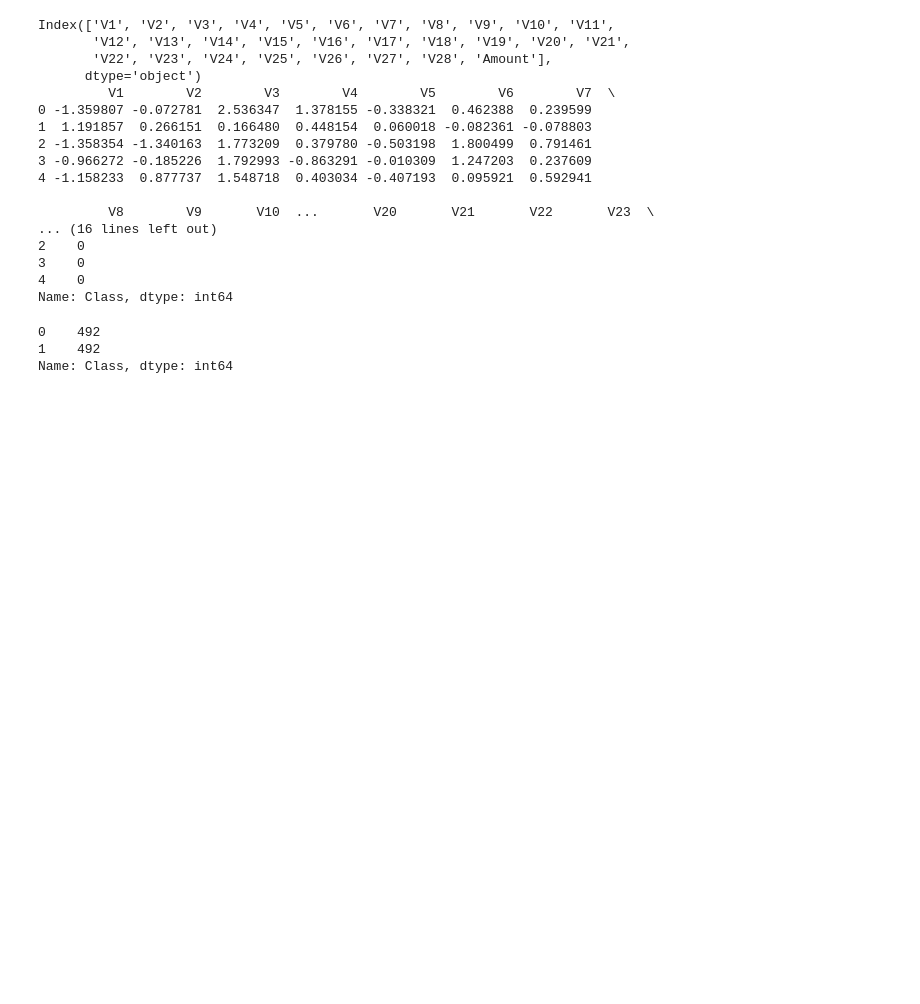
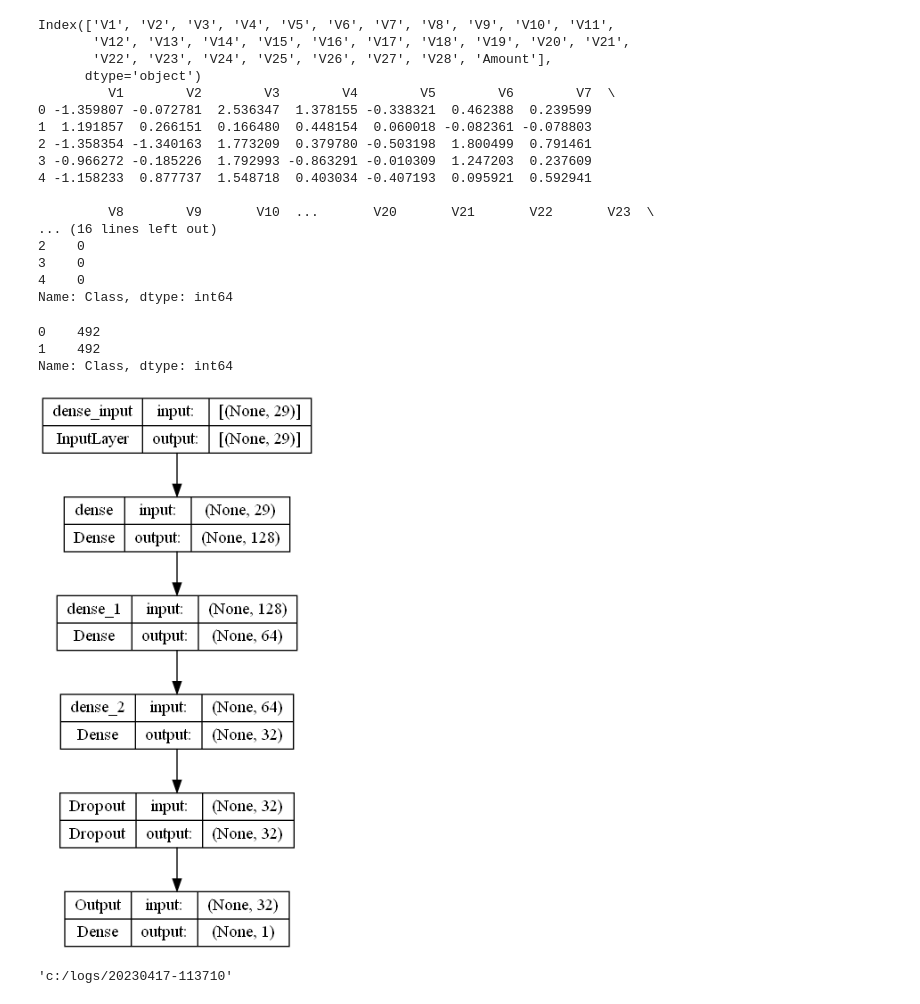
Before and after one commit to sangchun1/machine_learning, a Jupyter notebook: python/11. 인공신경망(tensorflow)/8.creditcard.ipynb, the cells around one changed output. Drawn from its saved outputs; the diff is of its cells as text; code cells hidden in the pictures; blank space fills up the shorter version.

```diff
--- a/python/11. 인공신경망(tensorflow)/8.creditcard.ipynb
+++ b/python/11. 인공신경망(tensorflow)/8.creditcard.ipynb
@@ -117,8 +117,20 @@ def make_model(input_number, hidden_layers, output_number):
     return model
 # %%
 model = make_model(len(X_train.columns), [128,64,32], 1)
+# %%
+from keras.utils import plot_model
+plot_model(model,show_shapes=True)
+# %% [output]
+[figure, added]
 # %%
 X_train_scaled=X_train
 X_test_scaled=X_test
+# %%
+from datetime import datetime
+import tensorflow as tf
+logdir="c:/logs/" + datetime.now().strftime("%Y%m%d-%H%M%S")
+logdir
+# %% [output]
+'c:/logs/20230417-113710'
 # %%
 # 모델 학습
```
Also changed, not shown: parts of 7 cells of this notebook, 49 other files.
